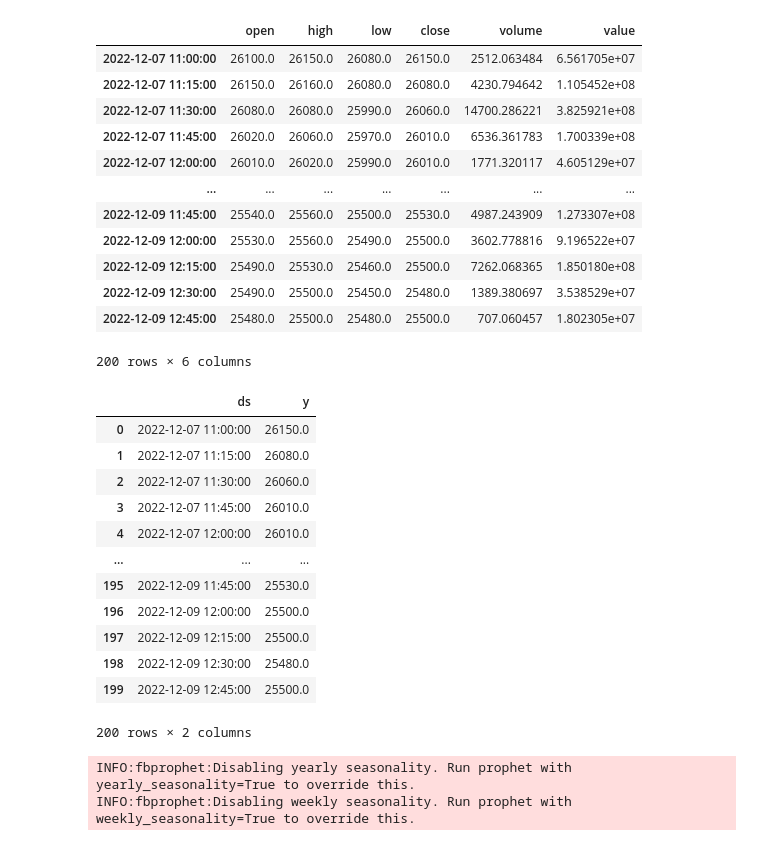
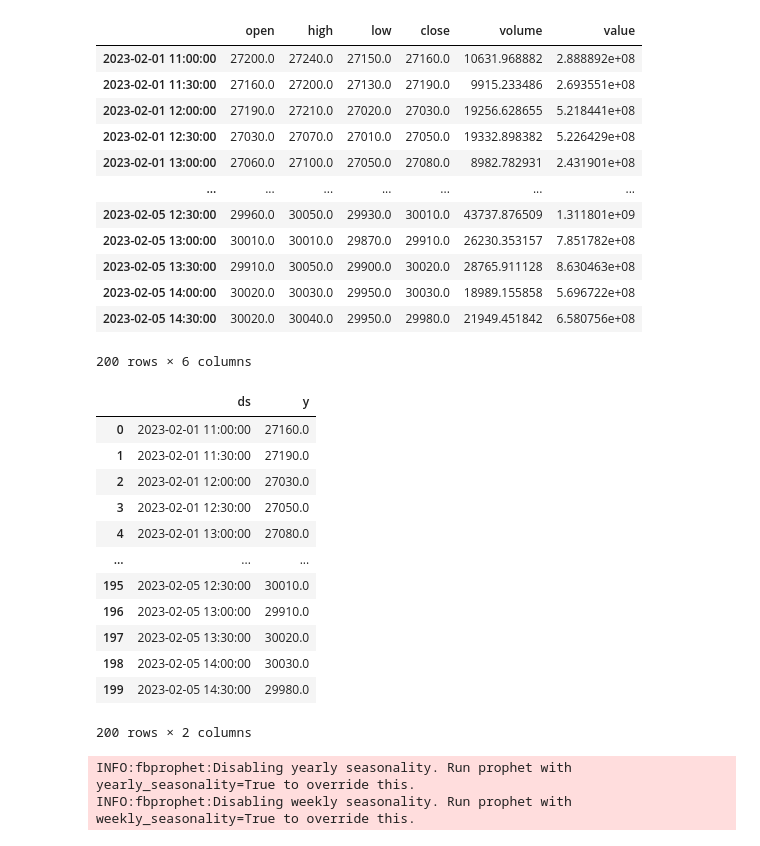
Before and after one commit to kimdongha723/kdh723, a Jupyter notebook: BTC_predict.ipynb, the cells around one changed output. Cells and saved outputs as stored; diff of their text form; code cells hidden in the pictures.

```diff
--- a/BTC_predict.ipynb
+++ b/BTC_predict.ipynb
@@ -47,21 +47,21 @@ Successfully installed cmdstanpy-0.9.5 fbprophet-0.7.1
 import pyupbit
 # %%
 #BTC 최근 200시간의 데이터 불러옴
-df = pyupbit.get_ohlcv("KRW-btc", interval="minute60")
+df = pyupbit.get_ohlcv("KRW-btc", interval="minute30")
 df
 # %% [output]
 |  | open | high | low | close | volume | value |
-| 2022-12-07 11:00:00 | 26100.0 | 26150.0 | 26080.0 | 26150.0 | 2512.063484 | 6.561705e+07 |
-| 2022-12-07 11:15:00 | 26150.0 | 26160.0 | 26080.0 | 26080.0 | 4230.794642 | 1.105452e+08 |
-| 2022-12-07 11:30:00 | 26080.0 | 26080.0 | 25990.0 | 26060.0 | 14700.286221 | 3.825921e+08 |
-| 2022-12-07 11:45:00 | 26020.0 | 26060.0 | 25970.0 | 26010.0 | 6536.361783 | 1.700339e+08 |
-| 2022-12-07 12:00:00 | 26010.0 | 26020.0 | 25990.0 | 26010.0 | 1771.320117 | 4.605129e+07 |
+| 2023-02-01 11:00:00 | 27200.0 | 27240.0 | 27150.0 | 27160.0 | 10631.968882 | 2.888892e+08 |
+| 2023-02-01 11:30:00 | 27160.0 | 27200.0 | 27130.0 | 27190.0 | 9915.233486 | 2.693551e+08 |
+| 2023-02-01 12:00:00 | 27190.0 | 27210.0 | 27020.0 | 27030.0 | 19256.628655 | 5.218441e+08 |
+| 2023-02-01 12:30:00 | 27030.0 | 27070.0 | 27010.0 | 27050.0 | 19332.898382 | 5.226429e+08 |
+| 2023-02-01 13:00:00 | 27060.0 | 27100.0 | 27050.0 | 27080.0 | 8982.782931 | 2.431901e+08 |
 | ... | ... | ... | ... | ... | ... | ... |
-| 2022-12-09 11:45:00 | 25540.0 | 25560.0 | 25500.0 | 25530.0 | 4987.243909 | 1.273307e+08 |
-| 2022-12-09 12:00:00 | 25530.0 | 25560.0 | 25490.0 | 25500.0 | 3602.778816 | 9.196522e+07 |
-| 2022-12-09 12:15:00 | 25490.0 | 25530.0 | 25460.0 | 25500.0 | 7262.068365 | 1.850180e+08 |
-| 2022-12-09 12:30:00 | 25490.0 | 25500.0 | 25450.0 | 25480.0 | 1389.380697 | 3.538529e+07 |
-| 2022-12-09 12:45:00 | 25480.0 | 25500.0 | 25480.0 | 25500.0 | 707.060457 | 1.802305e+07 |
+| 2023-02-05 12:30:00 | 29960.0 | 30050.0 | 29930.0 | 30010.0 | 43737.876509 | 1.311801e+09 |
+| 2023-02-05 13:00:00 | 30010.0 | 30010.0 | 29870.0 | 29910.0 | 26230.353157 | 7.851782e+08 |
+| 2023-02-05 13:30:00 | 29910.0 | 30050.0 | 29900.0 | 30020.0 | 28765.911128 | 8.630463e+08 |
+| 2023-02-05 14:00:00 | 30020.0 | 30030.0 | 29950.0 | 30030.0 | 18989.155858 | 5.696722e+08 |
+| 2023-02-05 14:30:00 | 30020.0 | 30040.0 | 29950.0 | 29980.0 | 21949.451842 | 6.580756e+08 |
 200 rows × 6 columns
 # %%
 #시간(ds)와 종가(y)값만 남김
@@ -72,17 +72,17 @@ data = df[['ds','y']]
 data
 # %% [output]
 |  | ds | y |
-| 0 | 2022-12-07 11:00:00 | 26150.0 |
-| 1 | 2022-12-07 11:15:00 | 26080.0 |
-| 2 | 2022-12-07 11:30:00 | 26060.0 |
-| 3 | 2022-12-07 11:45:00 | 26010.0 |
-| 4 | 2022-12-07 12:00:00 | 26010.0 |
+| 0 | 2023-02-01 11:00:00 | 27160.0 |
+| 1 | 2023-02-01 11:30:00 | 27190.0 |
+| 2 | 2023-02-01 12:00:00 | 27030.0 |
+| 3 | 2023-02-01 12:30:00 | 27050.0 |
+| 4 | 2023-02-01 13:00:00 | 27080.0 |
 | ... | ... | ... |
-| 195 | 2022-12-09 11:45:00 | 25530.0 |
-| 196 | 2022-12-09 12:00:00 | 25500.0 |
-| 197 | 2022-12-09 12:15:00 | 25500.0 |
-| 198 | 2022-12-09 12:30:00 | 25480.0 |
-| 199 | 2022-12-09 12:45:00 | 25500.0 |
+| 195 | 2023-02-05 12:30:00 | 30010.0 |
+| 196 | 2023-02-05 13:00:00 | 29910.0 |
+| 197 | 2023-02-05 13:30:00 | 30020.0 |
+| 198 | 2023-02-05 14:00:00 | 30030.0 |
+| 199 | 2023-02-05 14:30:00 | 29980.0 |
 200 rows × 2 columns
 # %%
 #prophet 불러옴
```
Also changed, not shown: parts of 1 cell of this notebook.
